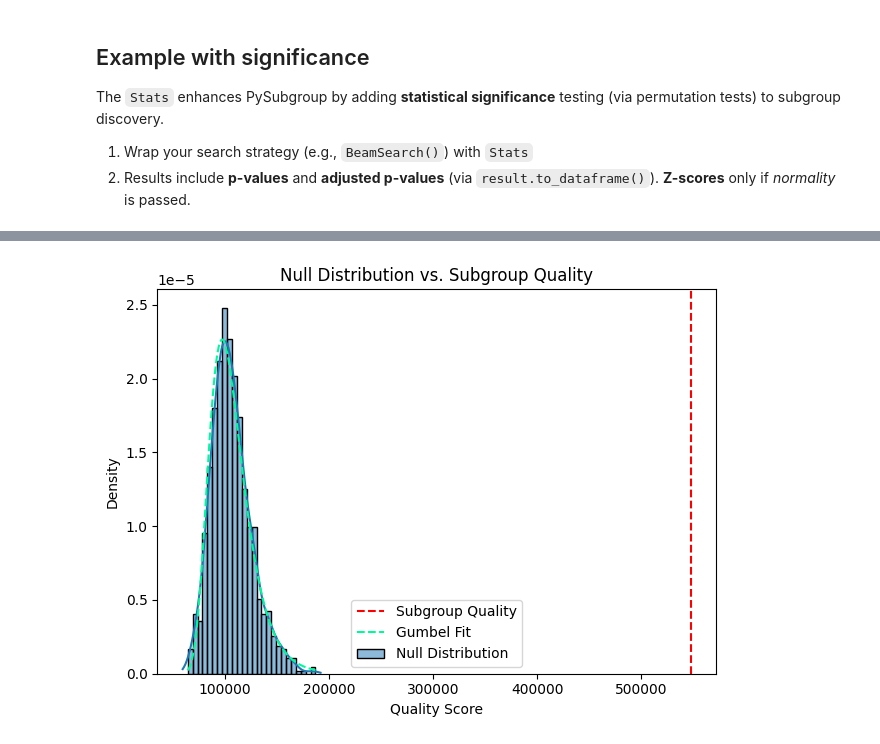
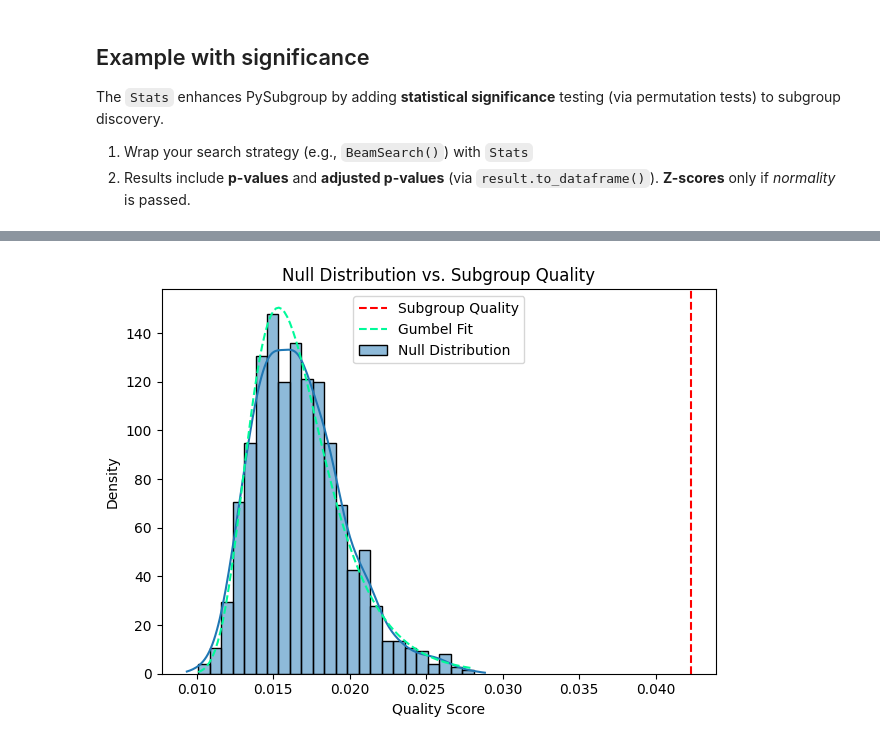
Before and after one commit to flemmerich/pysubgroup, a Jupyter notebook: examples/metrics.ipynb, the cells around one changed output, grey strips where cells are left out. Cells and saved outputs as stored; diff of their text form; code cells hidden in the pictures.

```diff
--- a/examples/metrics.ipynb
+++ b/examples/metrics.ipynb
@@ -49,11 +49,11 @@ data2 = data2.map(lambda x: x.decode('utf-8') if isinstance(x, bytes) else x)
 
 task2 = ps.SubgroupDiscoveryTask(
     data2,
-    ps.NumericTarget("credit_amount"),
-    ps.create_selectors(data2, ignore=["credit_amount"]),
+    ps.BinaryTarget('class', 'good'),
+    ps.create_selectors(data2, ignore=['class']),
     result_set_size=10,
     depth=2,
-    qf=ps.StandardQFNumeric(1.0)
+    qf=ps.WRAccQF()
 )
 
 wrapper2 = ps.Stats(ps.BeamSearch(), num_permutations=1000)
@@ -74,10 +74,10 @@ result2.to_dataframe()
 # %%
 ps.plot_null_distribution(
     wrapper2.null_distribution, # Null distribution
-    result2.results[3][0],  # Quality of the subgroup at idx 3
+    result2.results[9][0],  # Quality of the subgroup at idx 3
     bw_adjust=1,            # Increase smoothness of the KDE (optional, default=1)
     compare_gumbel=True,    # Compare with Gumbel distribution
     compare_normal=False,   # Compare with Normal distribution (CLT)
 )
 # %% [output]
-[figure, old version]
+[figure, new version]
```
Also changed, not shown: parts of 2 cells of this notebook, 2 other files.
